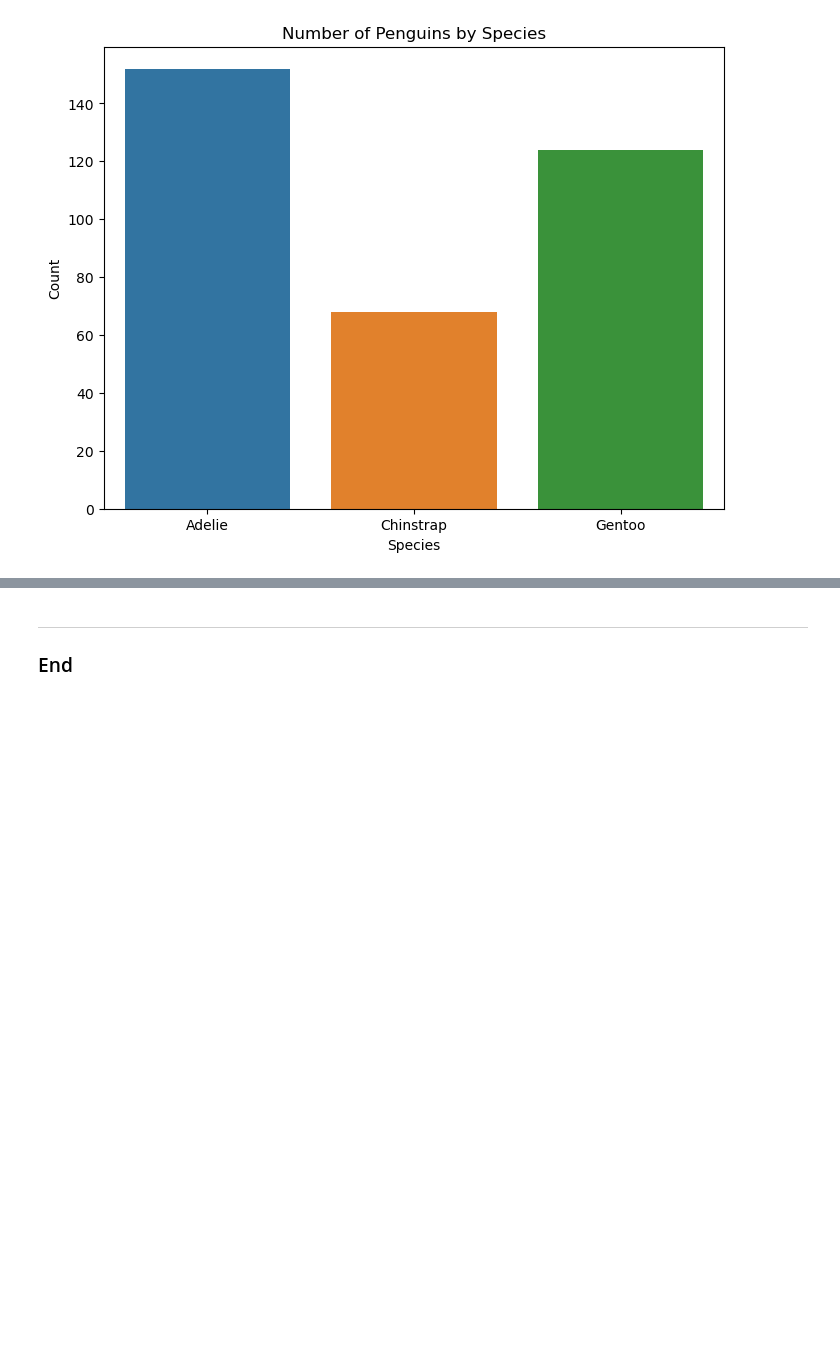
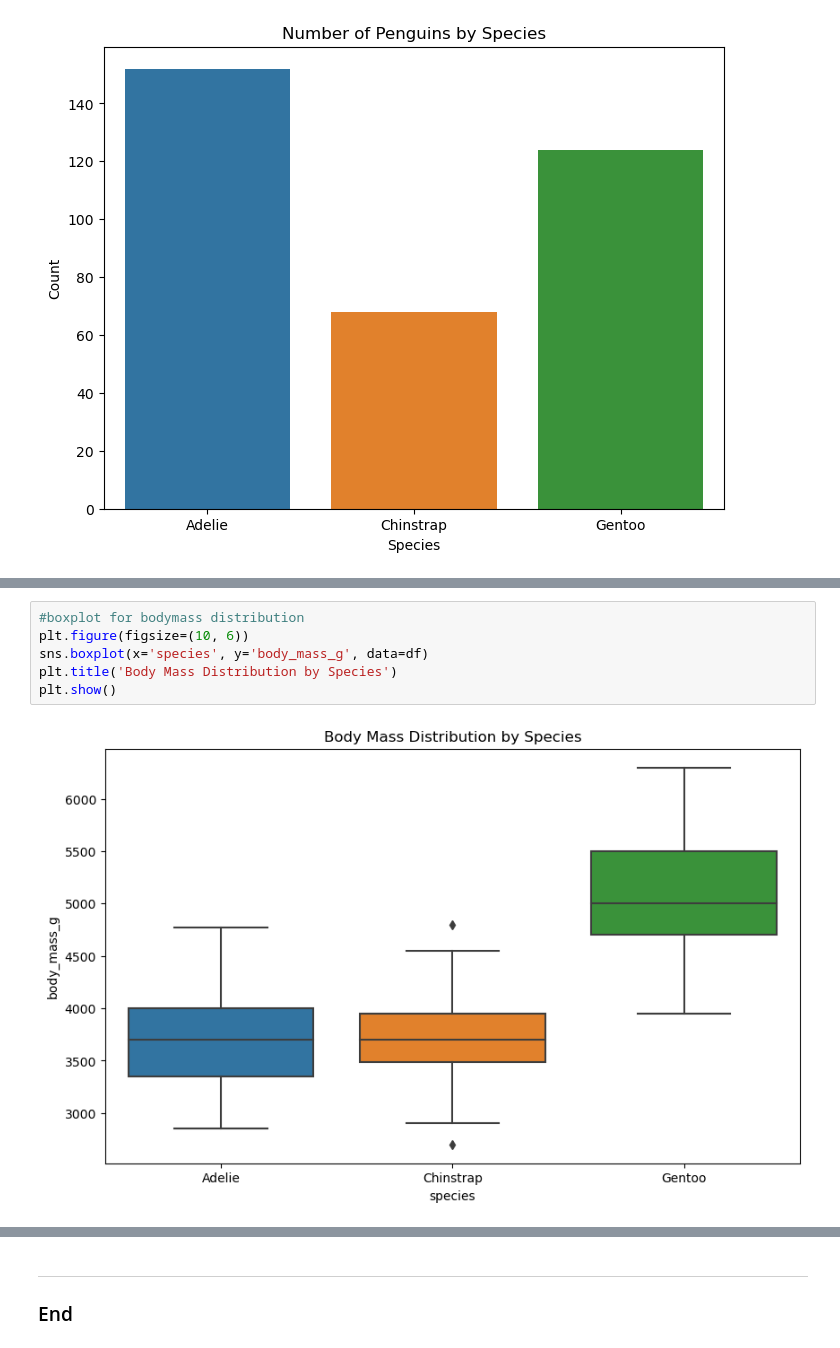
Before and after one commit to vinnycascone/Principles-of-Data-Analytics, a Jupyter notebook: penguins.ipynb, the cells around one changed output, grey strips where cells are left out. Cells and saved outputs as stored; diff of their text form; blank space fills up the shorter version.

```diff
--- a/penguins.ipynb
+++ b/penguins.ipynb
@@ -234,0 +254,8 @@ From the visualization, it's visible that there are varying numbers of penguins
+# %%
+#boxplot for bodymass distribution
+plt.figure(figsize=(10, 6))
+sns.boxplot(x='species', y='body_mass_g', data=df)
+plt.title('Body Mass Distribution by Species')
+plt.show()
+# %% [output]
+[figure, added]
```
Also changed, not shown: parts of 4 cells of this notebook.
